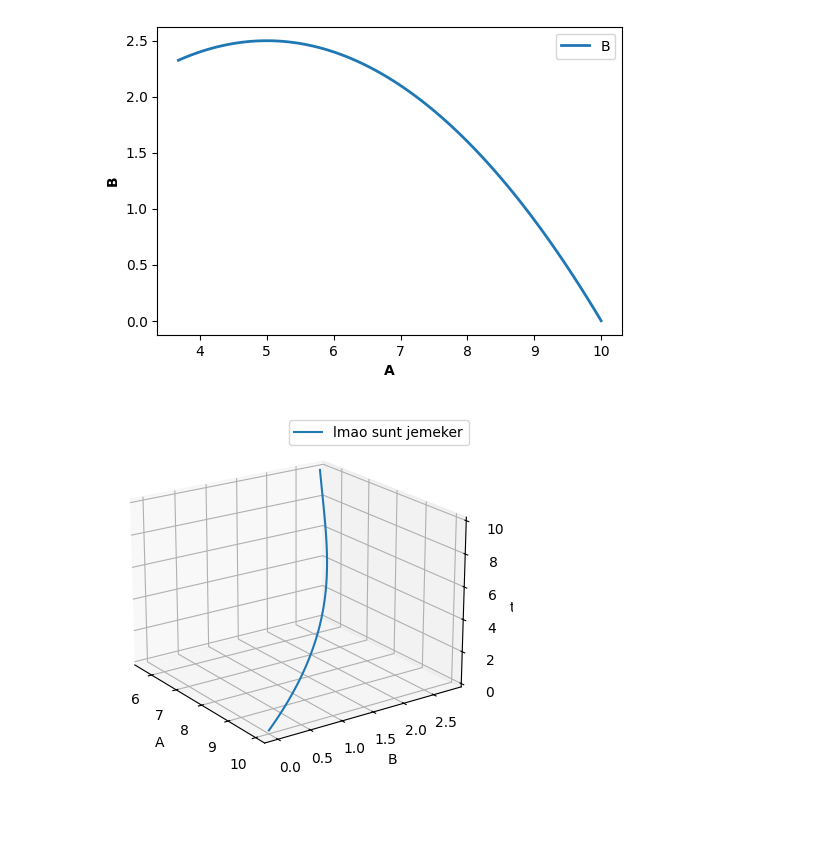
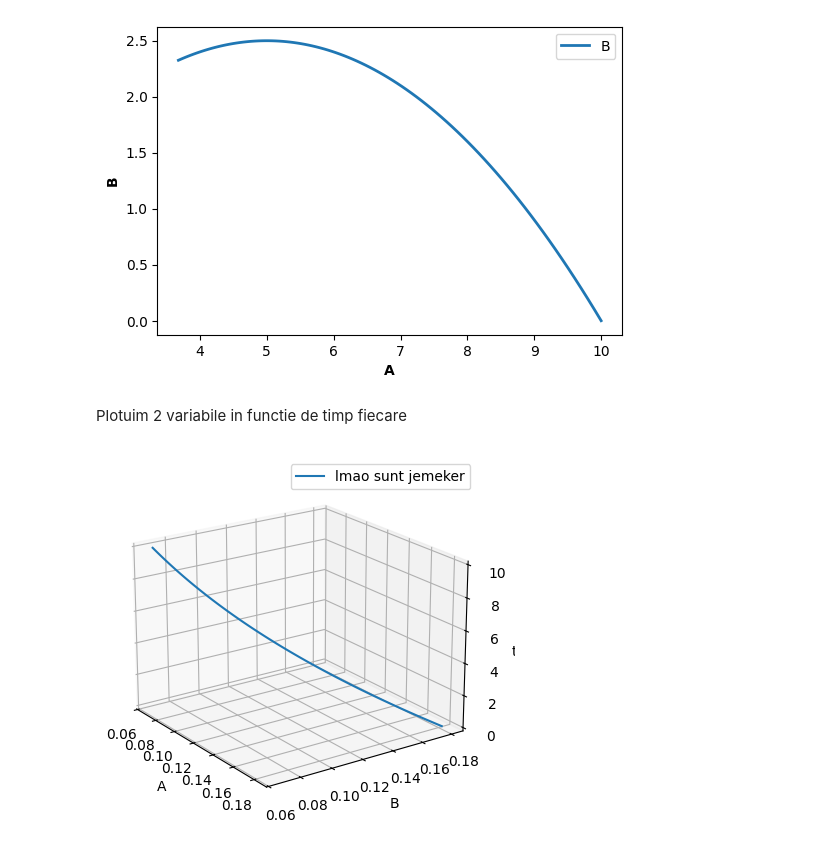
Before and after one commit to viktorashi/Open-CoNtRol, a Jupyter notebook: notebookuri/phase-portr.ipynb, the cells around one changed output. Drawn from its saved outputs; the diff is of its cells as text; code cells hidden in the pictures; blank space fills up the shorter version.

```diff
--- a/notebookuri/phase-portr.ipynb
+++ b/notebookuri/phase-portr.ipynb
@@ -4,7 +6,7 @@ import tellurium as te
 rr = te.loada('''
     A -> B; k1*A
     B -> C; k2*B
-    A = 10; B = 0;
+    A = 10; B = 0; C = 20;
     k1 = 0.1; k2 = 0.2;
 ''')
 
@@ -14,18 +16,20 @@ rr.plot(xlabel='A', ylabel = 'B')
 rr.reset()
 # %% [output]
 [figure]
+# %% [markdown]
+Plotuim 2 variabile in functie de timp fiecare
 # %%
 import matplotlib.pyplot as plt
 
 ax = plt.figure().add_subplot(projection='3d')
-rr.simulate(0, 10, 100, ['time', 'A', 'B'])
+m = rr.simulate(0, 10, 100, ['time', 'A', 'B'])
 ax.plot(m[:,1], m[:,2], m[:,0], label ='lmao sunt jemeker')
 ax.legend()
 ax.set_xlabel('A')
 ax.set_ylabel('B')
 ax.set_zlabel('time')
 ax.view_init(elev=20., azim=-35, roll=0)
 
 plt.show()
 # %% [output]
-[figure, old version]
+[figure, new version]
```
Also changed, not shown: parts of 3 cells of this notebook, 2 other files.
